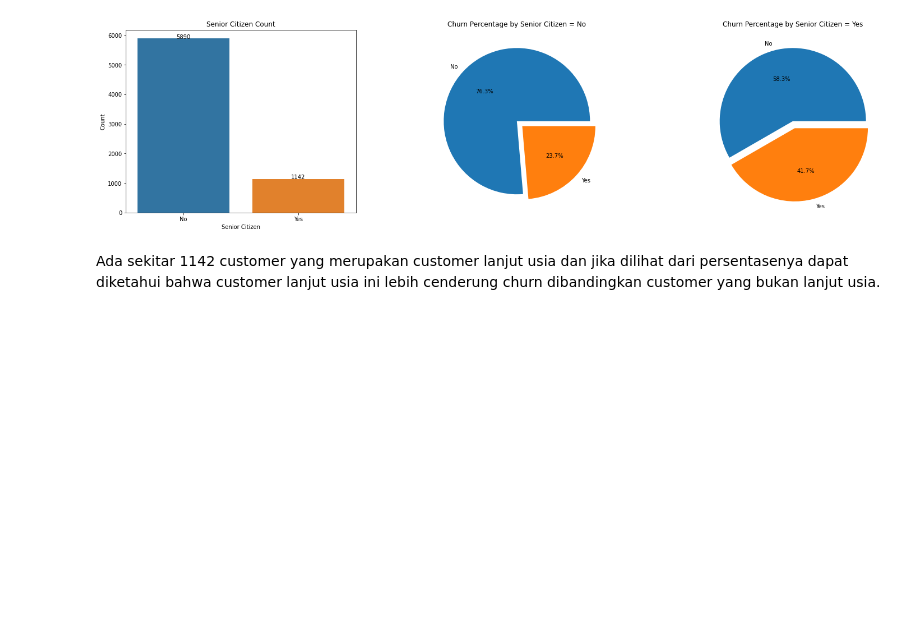
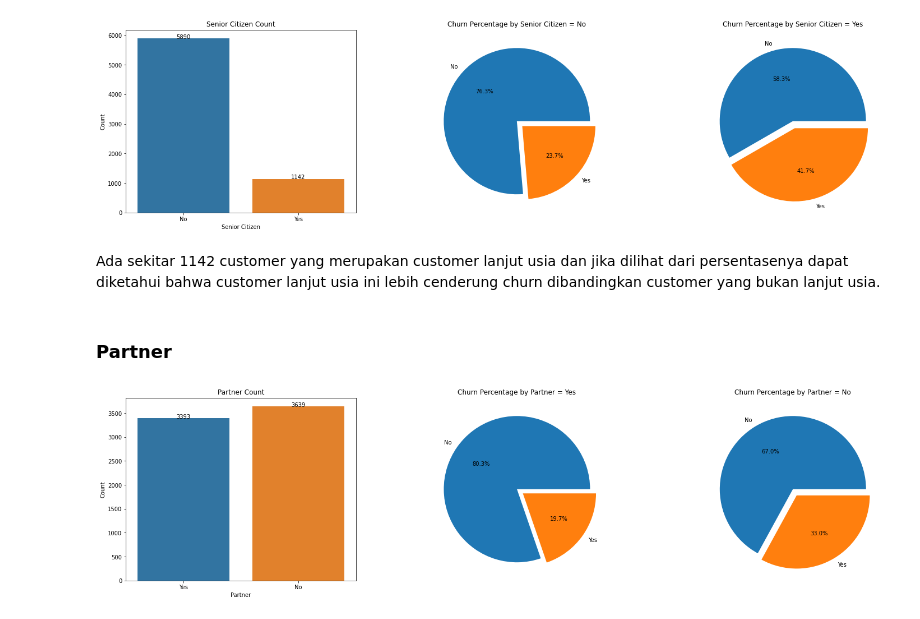
Before and after one commit to Penzragon/h8dsft_Milestone1P2, a Jupyter notebook: script.ipynb, the cells around one changed output. Saved outputs shown, nothing was run; the diff lists cells and outputs as text; code cells hidden in the pictures; blank space fills up the shorter version.

```diff
--- a/script.ipynb
+++ b/script.ipynb
@@ -294,3 +294,24 @@ plt.show()
 [figure]
 # %% [markdown]
 Ada sekitar 1142 customer yang merupakan customer lanjut usia dan jika dilihat dari persentasenya dapat diketahui bahwa customer lanjut usia ini lebih cenderung churn dibandingkan customer yang bukan lanjut usia.
+# %% [markdown]
+### Partner
+# %%
+plt.figure(figsize=(25, 6))
+plt.subplot(1, 3, 1)
+fig = sns.countplot(x='Partner', data=customer)
+for p in fig.patches:
+    height = p.get_height()
+    fig.text(p.get_x() + p.get_width() / 2., height + 0.005, '{:1.0f}'.format(height), ha="center")
+plt.title('Partner Count')
+plt.xlabel('Partner')
+plt.ylabel('Count')
+plt.subplot(1, 3, 2)
+plt.pie(customer[customer.Partner == 'Yes'].Churn.value_counts(), labels=customer[customer.Partner == 'Yes'].Churn.value_counts().index, autopct='%1.1f%%', explode=[0, 0.1])
+plt.title('Churn Percentage by Partner = Yes')
+plt.subplot(1, 3, 3)
+plt.pie(customer[customer.Partner == 'No'].Churn.value_counts(), labels=customer[customer.Partner == 'No'].Churn.value_counts().index, autopct='%1.1f%%', explode=[0, 0.1])
+plt.title('Churn Percentage by Partner = No')
+plt.show()
+# %% [output]
+[figure, added]
```
Also changed, not shown: parts of 4 cells of this notebook.
